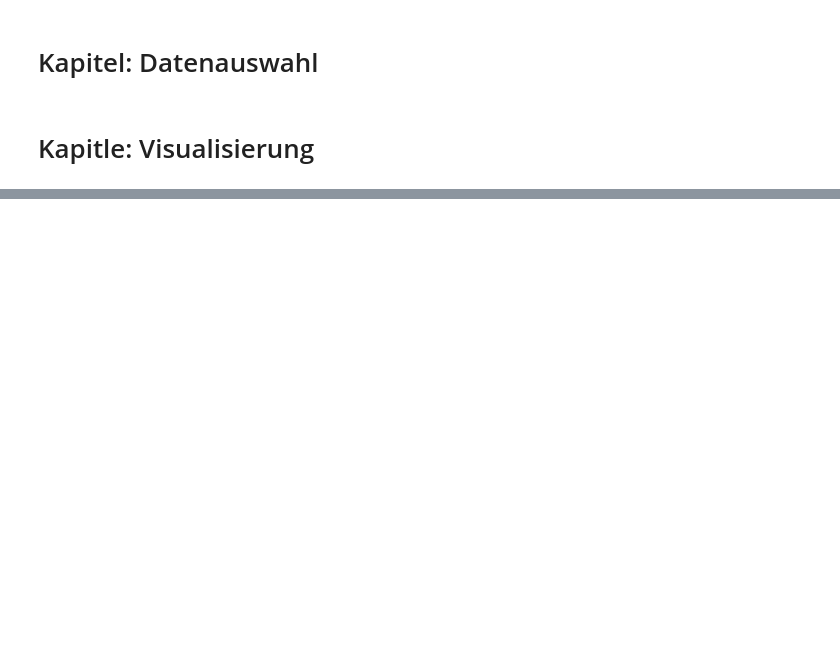
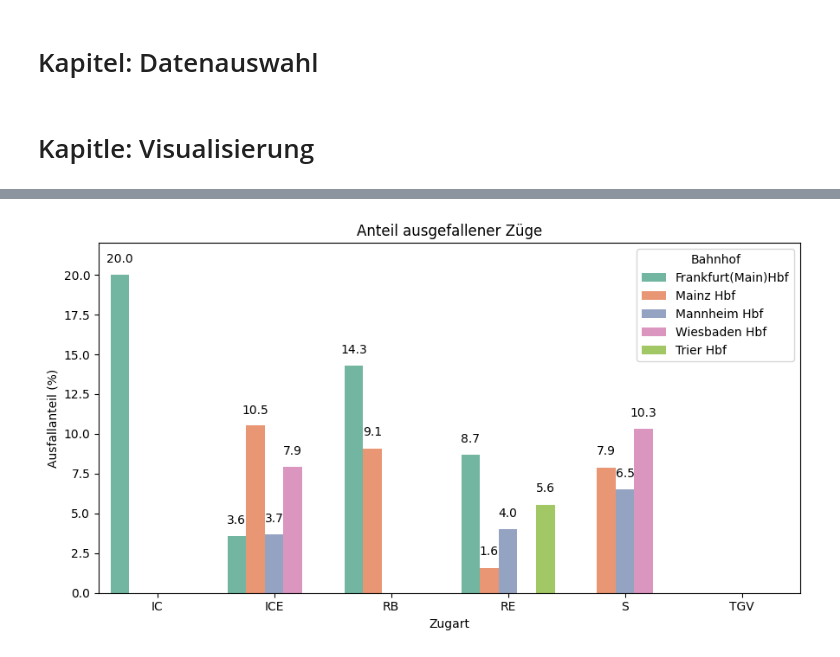
Before and after one commit to luca910/bahn-mining, a Jupyter notebook: graphics_final.ipynb, the cells around one changed output, grey strips where cells are left out. Cells and saved outputs as stored; diff of their text form; code cells hidden in the pictures; blank space fills up the shorter version.

```diff
--- a/graphics_final.ipynb
+++ b/graphics_final.ipynb
@@ -732,0 +895,18 @@ def plot_cancellations_by_week(data, x_column='X', y_column='Y', title='Ausfäll
+# %%
+# depature_cancellation_by_categorie
+result = calculate_cancellations_by_train_type_and_station(
+    data = depature_filtered_data,
+    train_types=["IC", "ICE", "RB", "RE", "S", "TGV"],
+    calculate_percentage=True
+)
+plot_bar_chart_by_category_and_station_x(
+        data=result,
+        title='Anteil ausgefallener Züge',
+        x_axis_label='Zugart',
+        y_axis_label='Ausfallanteil (%)',
+        fig_size_x=9,
+        fig_size_y=5,
+        int_value=False,        # Bei Prozentualen Ausfällen muss es hier "False" sein
+    )
+# %% [output]
+[figure, added]
```
Also changed, not shown: parts of 16 cells of this notebook.
